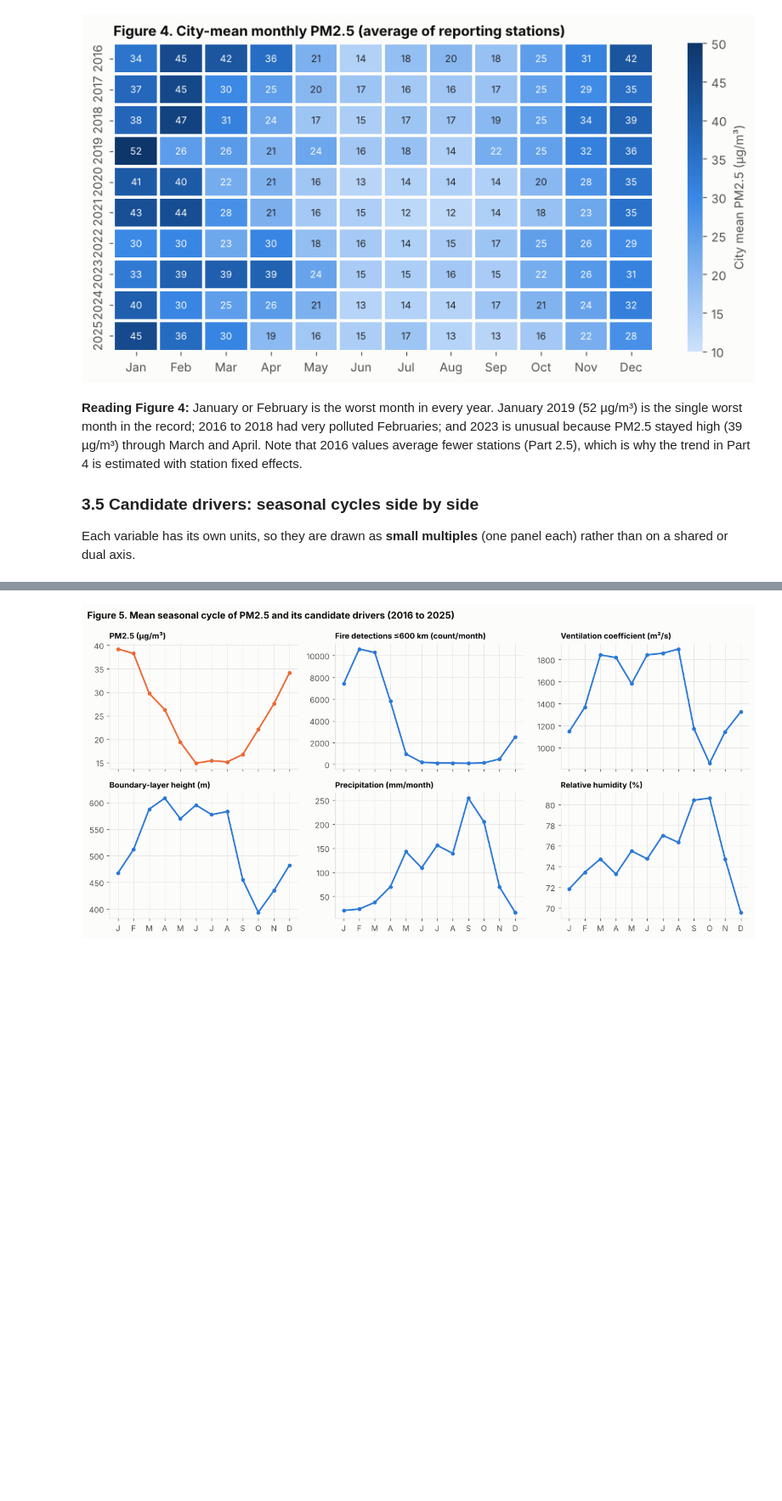
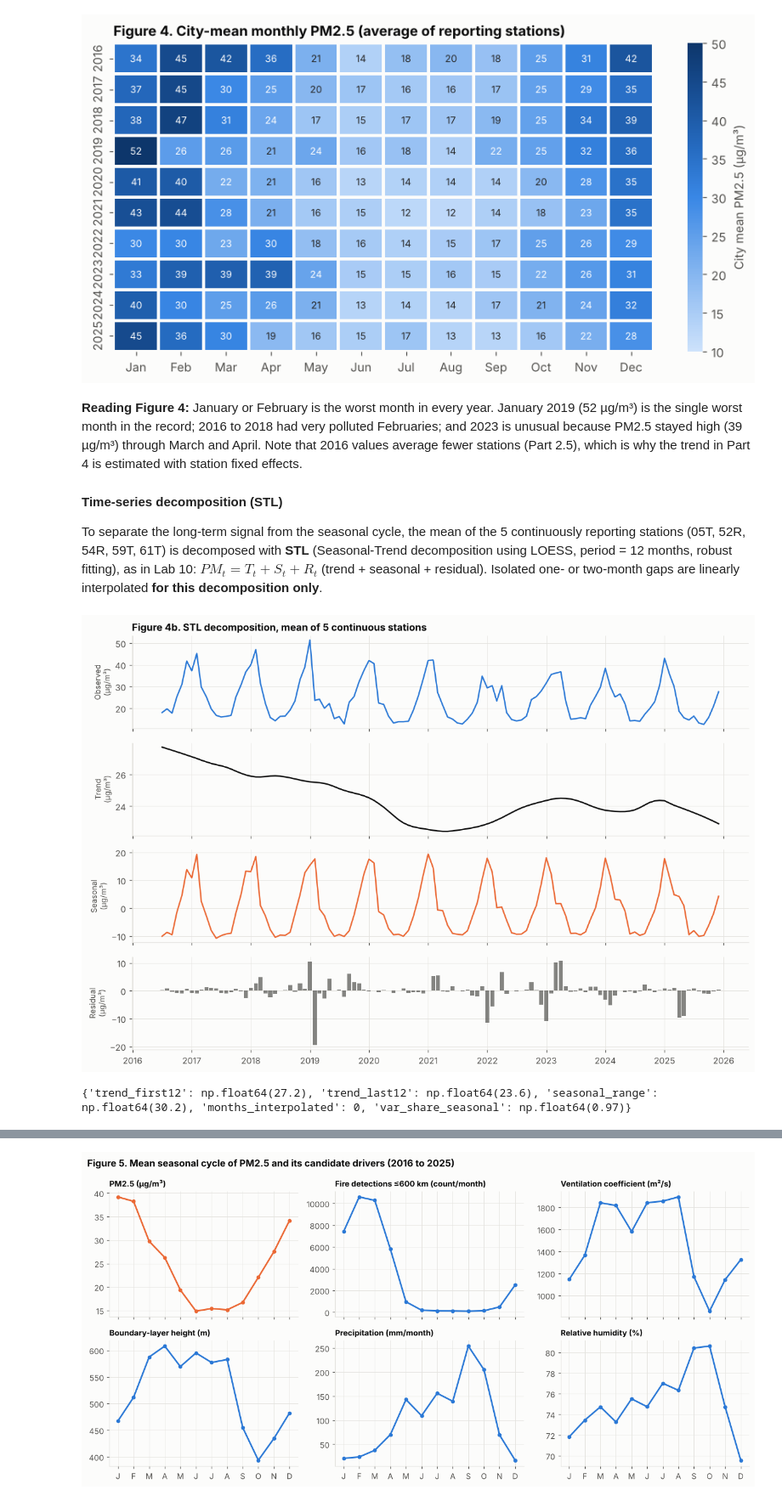
Before and after one commit to 6732003021KanPrangwattanakul/Environmental-DS-Project, a Jupyter notebook: notebooks/DS_analysis.ipynb, the cells around one changed output, grey strips where cells are left out. Shown at 85% size. Saved outputs shown, nothing was run; the diff lists cells and outputs as text; code cells hidden in the pictures; blank space fills up the shorter version.

```diff
--- a/notebooks/DS_analysis.ipynb
+++ b/notebooks/DS_analysis.ipynb
@@ -166,6 +167,9 @@ pm = pm[pm["completeness_flag"] != "**"]
 n_flag = n_all - len(pm)
 bad = pm[(pm["pm25_min24h"] > pm["pm25_mean"]) | (pm["pm25_max24h"] < pm["pm25_mean"])]
 print(f"Station-months with a PM2.5 mean: {n_all}; dropped (<50% data): {n_flag}; remaining: {len(pm)}")
+n_dup = pm_raw.duplicated(subset=["station_code","year","month"]).sum()
+print(f"Duplicate station-year-month records: {n_dup}")
+RESULTS["n_duplicates"] = int(n_dup)
 print("Rows failing min <= mean <= max:"); display(bad[["station_code","year","month","pm25_min24h","pm25_mean","pm25_max24h","raw"]])
 # %% [output]
 Station-months with a PM2.5 mean: 1177; dropped (<50% data): 17; remaining: 1160
@@ -381,0 +391,13 @@ display(pm.groupby("station_code").pm25_mean.describe().round(1).loc[st_order])
+# %%
+desc = pm.pm25_mean.describe()
+desc["skewness"] = stats.skew(pm.pm25_mean); desc["kurtosis (excess)"] = stats.kurtosis(pm.pm25_mean)
+display(desc.round(2).to_frame("monthly mean PM2.5 (µg/m³)"))
+q = pm.groupby("station_code").pm25_mean.quantile([0.25, 0.75]).unstack()
+q.columns = ["Q1", "Q3"]; q["IQR"] = q.Q3 - q.Q1
+q["lower_fence"], q["upper_fence"] = q.Q1 - 1.5 * q.IQR, q.Q3 + 1.5 * q.IQR
+pm_iqr = pm.merge(q[["lower_fence","upper_fence"]], left_on="station_code", right_index=True)
+out = pm_iqr[(pm_iqr.pm25_mean < pm_iqr.lower_fence) | (pm_iqr.pm25_mean > pm_iqr.upper_fence)]
+RESULTS["iqr_outliers"] = dict(n=int(len(out)), share=round(len(out) / len(pm), 3), months=sorted(out.date.dt.month.unique().tolist()),
+                               n_high=int((out.pm25_mean > out.upper_fence).sum()))
+print(f"Potential outliers by the 1.5×IQR rule: {len(out)} of {len(pm)} station-months ({100*len(out)/len(pm):.1f}%); high-side: {RESULTS['iqr_outliers']['n_high']}; calendar months involved: {RESULTS['iqr_outliers']['months']}")
+display(out.sort_values("pm25_mean", ascending=False)[["station_code","date","pm25_mean","pm25_max24h","upper_fence"]].round(1))
@@ -423,5 +466,27 @@ save(fig, "fig04_year_month_heatmap.png")
 **Reading Figure 4:** January or February is the worst month in every year. January 2019 (52 µg/m³) is the single worst month in the record; 2016 to 2018 had very polluted Februaries; and 2023 is unusual because PM2.5 stayed high (39 µg/m³) through March and April.
 Note that 2016 values average fewer stations (Part 2.5), which is why the trend in Part 4 is estimated with station fixed effects.
 
-### 3.5 Candidate drivers: seasonal cycles side by side
-Each variable has its own units, so they are drawn as **small multiples** (one panel each) rather than on a shared or dual axis.
+#### Time-series decomposition (STL)
+To separate the long-term signal from the seasonal cycle, the mean of the 5 continuously reporting stations (05T, 52R, 54R, 59T, 61T) is decomposed with **STL** (Seasonal-Trend decomposition using LOESS, period = 12 months, robust fitting), as in Lab 10:
+$PM_t = T_t + S_t + R_t$ (trend + seasonal + residual). Isolated one- or two-month gaps are linearly interpolated **for this decomposition only**.
+# %%
+from statsmodels.tsa.seasonal import STL
+s5_full = pm[pm.station_code.isin(["05T","52R","54R","59T","61T"]) & (pm.date >= "2016-07-01")].groupby("date").pm25_mean.mean()
+s5_full = s5_full.reindex(pd.date_range("2016-07-01", "2025-12-01", freq="MS"))
+n_interp = int(s5_full.isna().sum())
+stl = STL(s5_full.interpolate(limit=2), period=12, robust=True).fit()
+fig, axes = plt.subplots(4, 1, figsize=(11, 7.5), sharex=True)
+for ax, (lab, ser, col) in zip(axes, [("Observed", stl.observed, C1), ("Trend", stl.trend, INK), ("Seasonal", stl.seasonal, C2), ("Residual", stl.resid, INK2)]):
+    if lab == "Residual": ax.bar(ser.index, ser.values, width=25, color=col, alpha=0.7)
+    else: ax.plot(ser.index, ser.values, color=col, lw=1.6)
+    ax.set_ylabel(lab + "\n(µg/m³)", fontsize=9)
+axes[0].set_title("Figure 4b. STL decomposition, mean of 5 continuous stations")
+fig.tight_layout(); save(fig, "fig15_stl_decomposition.png")
+tr = stl.trend
+RESULTS["stl"] = dict(trend_first12=round(tr.iloc[:12].mean(), 1), trend_last12=round(tr.iloc[-12:].mean(), 1),
+                      seasonal_range=round(stl.seasonal.max() - stl.seasonal.min(), 1), months_interpolated=n_interp,
+                      var_share_seasonal=round(np.var(stl.seasonal) / np.var(stl.observed), 2))
+print(RESULTS["stl"])
+# %% [output]
+[figure, added]
+{'trend_first12': np.float64(27.2), 'trend_last12': np.float64(23.6), 'seasonal_range': np.float64(30.2), 'months_interpolated': 0, 'var_share_seasonal': np.float64(0.97)}
```
Also changed, not shown: parts of 11 cells of this notebook, 5 other files.
